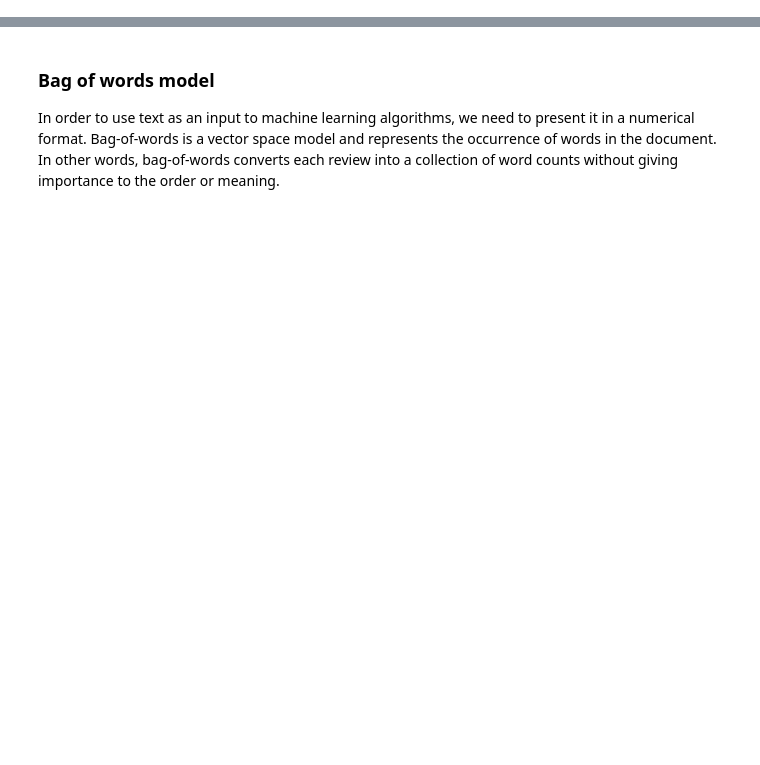
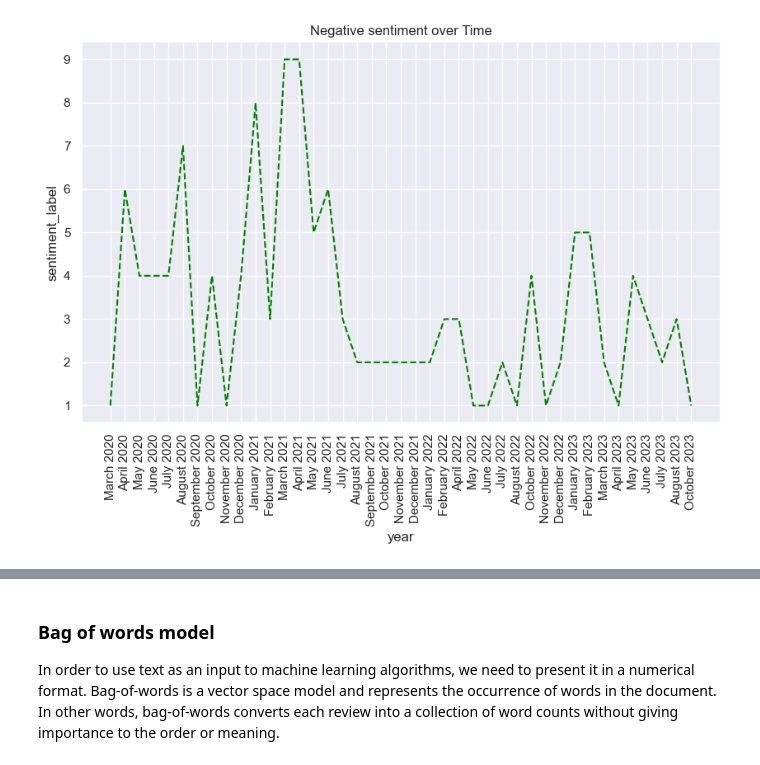
Before and after one commit to Ci-re/Sentiment-Analysis, a Jupyter notebook: organic_food_sentiments.ipynb, the cells around one changed output, grey strips where cells are left out. Cells and saved outputs as stored; diff of their text form; code cells hidden in the pictures; blank space fills up the shorter version.

```diff
--- a/organic_food_sentiments.ipynb
+++ b/organic_food_sentiments.ipynb
@@ -258,0 +280,36 @@ plt.show()
+# %%
+
+neg_reddit = organic_food_reddit_scores[organic_food_reddit_scores['sentiment_label'] == "negative"]
+pos_reddit = organic_food_reddit_scores[organic_food_reddit_scores['sentiment_label'] == "positive"]
+neu_reddit = organic_food_reddit_scores[organic_food_reddit_scores['sentiment_label'] == "neutral"]
+
+neg_reddit = neg_reddit[['year','sentiment_label']].groupby("year").count()
+pos_reddit = pos_reddit[['year','sentiment_label']].groupby("year").count()
+# neu_five_g = neu_five_g[['year','sentiment_label']].groupby("year").count()
+# %%
+ng = neg_reddit.reset_index()
+
+def custom_key(date_str):
+    return datetime.strptime(date_str, "%B %Y")
+
+
+# sorted_dates = sorted(date_str_list, key=custom_key)
+ng['year'] = ng['year'].map(custom_key)  # Convert 'year' to yeartime objects
+ng = ng.sort_values(by='year').reset_index(drop=True)  # Sort by 'year' and reset the index
+
+# Convert 'year' back to the "Month Year" format
+ng['year'] = ng['year'].dt.strftime('%B %Y')
+# %%
+plt.figure(figsize=(10, 6))
+plt.title("Negative sentiment over Time")
+sns.lineplot(
+    data=ng,
+    x="year", y="sentiment_label",
+    markers=True, dashes=False,
+    linestyle = "dashed",
+    color = 'green'
+)
+plt.xticks(rotation=90)
+plt.show()
+# %% [output]
+[figure, added]
```
Also changed, not shown: parts of 30 cells of this notebook, 20 other files.
